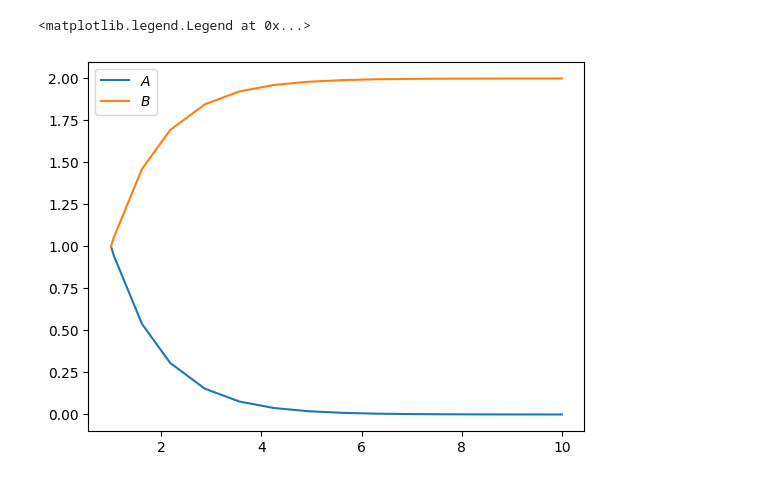
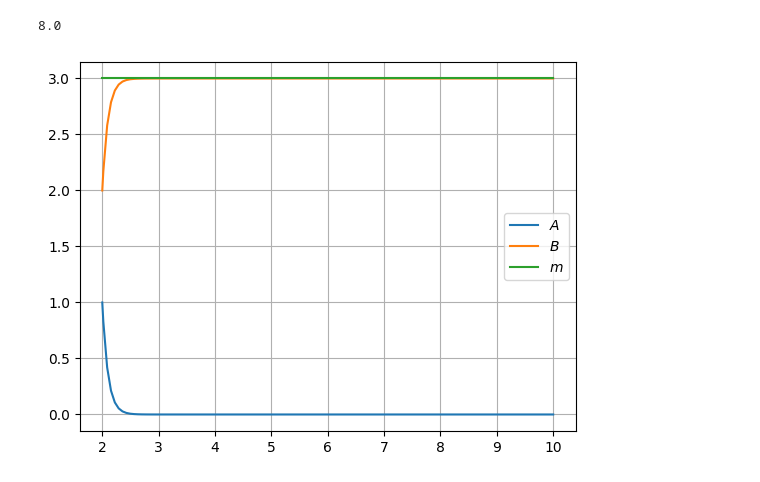
Before and after one commit to RepnikovPavel/gr_lab_2023, a Jupyter notebook: SystemV1/test_mass_flow.ipynb, the cells around one changed output. Saved outputs shown, nothing was run; the diff lists cells and outputs as text; code cells hidden in the pictures.

```diff
--- a/SystemV1/test_mass_flow.ipynb
+++ b/SystemV1/test_mass_flow.ipynb
@@ -3,26 +3,37 @@ import numpy as np
 from scipy.integrate import solve_ivp
 import matplotlib.pyplot as plt
 def F_vec(t,y_vec):
+    a = 10.0
     buffer = np.zeros(shape=(2,),dtype=np.float32)
     y1 = y_vec[0]
     y2 = y_vec[1]
-    dy1dt = -1.0*y1
-    dy2dt = 1.0*y1
+    dy1dt = -a*y1
+    dy2dt = a*y1
     buffer[0] = dy1dt
     buffer[1] = dy2dt
     return buffer
 # %%
 t_0 = 2.0
 t_end = 10.0
-start_point = np.asarray([1.0,1.0])
+y10 = 1.0
+y1E0 = y10*2.0
+y20 = 2.0
+y2E0 =y20*3.0
+E = y1E0+y2E0
+print(E)
+start_point = np.asarray([y10,y20])
 sol = solve_ivp(fun=F_vec,t_span=(t_0,t_end),y0=start_point,method='Radau')
 solutions = sol.y.T
 time_sol = sol.t
+# %% [output]
+8.0
 # %%
 fig,ax = plt.subplots()
 ax.plot(time_sol, solutions[:,0],label = r'$A$')
 ax.plot(time_sol, solutions[:,1],label = r'$B$')
+ax.plot(time_sol, solutions[:,0] + solutions[:,1],label = r'$m$')
+# ax.plot(time_sol, 2.0*solutions[:,0] + 3.0*solutions[:,1],label = r'$E$')
 ax.legend()
+ax.grid()
 # %% [output]
-<matplotlib.legend.Legend at 0x...>
-[figure, old version]
+[figure, new version]
```
Also changed, not shown: 5 other files.
